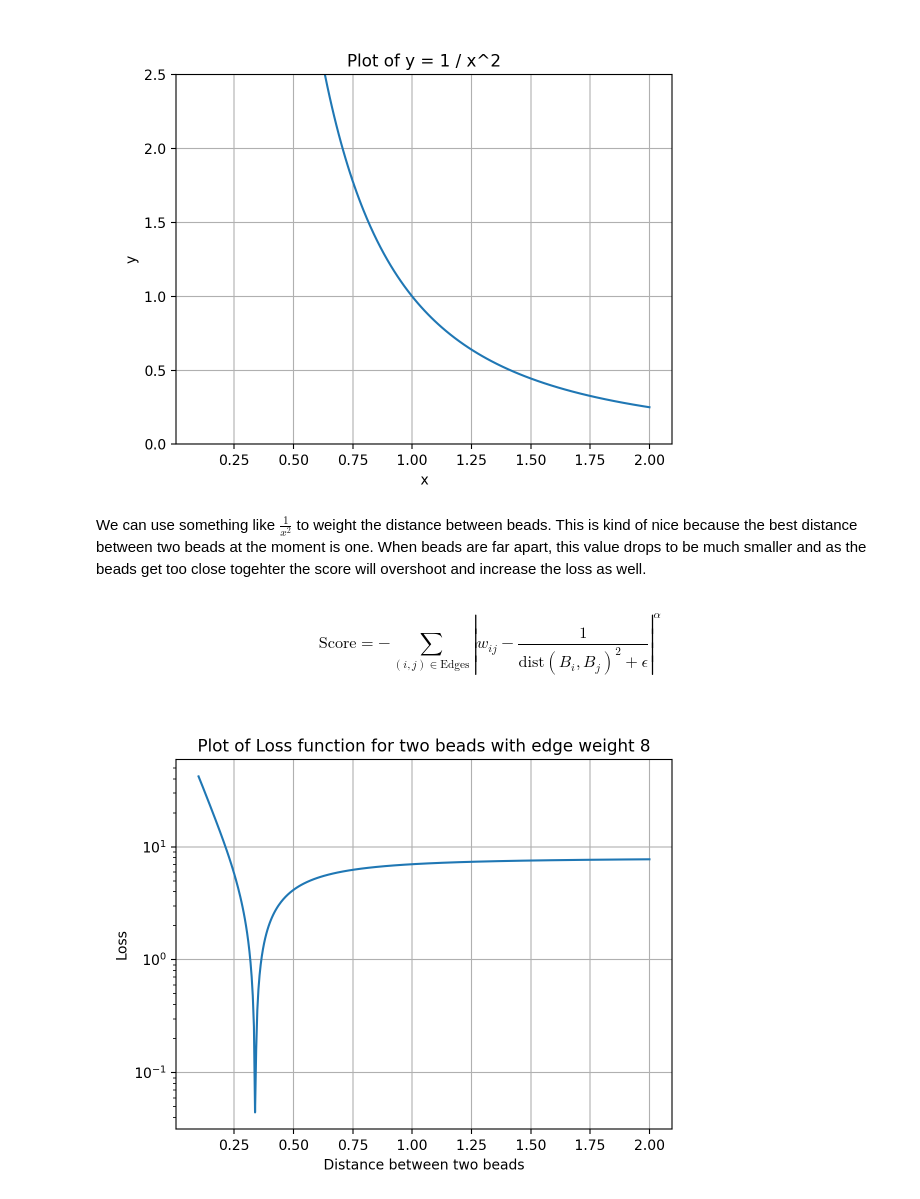
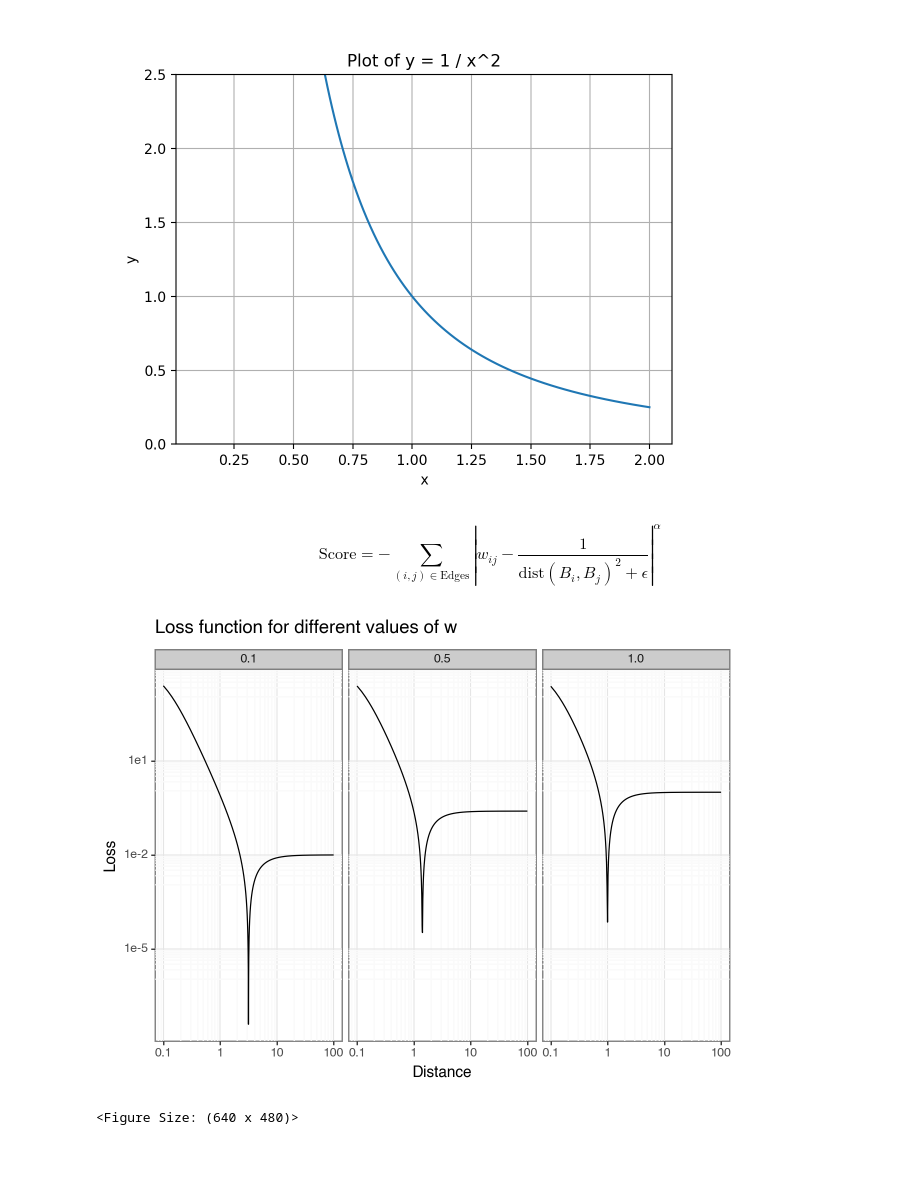
Before and after one commit to matsengrp/sci-space-v2, a Jupyter notebook: notebooks/score_configurations.ipynb, the cells around one changed output. Saved outputs shown, nothing was run; the diff lists cells and outputs as text; code cells hidden in the pictures; blank space fills up the shorter version.

```diff
--- a/notebooks/score_configurations.ipynb
+++ b/notebooks/score_configurations.ipynb
@@ -221,34 +224,38 @@ plt.grid(True)
 plt.show()
 # %% [output]
 [figure]
-# %% [markdown]
-We can use something like $\frac{1}{x^2}$ to weight the distance between beads. This is kind of nice because the best distance between two beads at the moment is one. When beads are far apart, this value drops to be much smaller and as the beads get too close togehter the score will overshoot and increase the loss as well.
 # %% [markdown]
 $$
 \text{Score} = - \sum_{(i, j) \in \text{Edges}} \left| w_{ij} - \frac{1}{\text{dist}(B_i, B_j)^2 + \epsilon} \right|^\alpha \
 $$
-# %%
-w = 8
-x = np.linspace(0.1, 2.0, 400)
-
-# Define the function y = 1 / x^2
-def func(x, w, alpha, epsilon = 0.01):
-    return np.abs(w - 1 /(epsilon + x ** 2)) ** alpha
-
-# Generate the y values based on the function
-y = func(x, w = w, alpha = 1)
-
-# Create the plot
-plt.plot(x, y)
-
-# Set the title and labels
-plt.title(f'Plot of Loss function for two beads with edge weight {w}')
-plt.xlabel('Distance between two beads')
-plt.ylabel('Loss')
-# Log scale on the y axis
-plt.yscale('log')
-# Show the plot
-plt.grid(True)
-plt.show()
-# %% [output]
-[figure, removed]
+# %%
+x = np.linspace(0.1, 100.0, 5000)
+
+# Define the function y = 1 / x^2
+def func(x, w, alpha = 2, epsilon = 0.01):
+    return np.abs(w - 1 /(epsilon + x ** 2)) ** alpha
+
+# Generate the y values based on the function
+
+df_1 = pd.DataFrame({'x':x, 'y':func(x, w = 1), 'w':1})
+
+df_2 = pd.DataFrame({'x':x, 'y':func(x, w = .5), 'w':.5})
+df_3 = pd.DataFrame({'x':x, 'y':func(x, w = .10), 'w':.10})
+df = pd.concat([df_1, df_2, df_3])
+
+(ggplot(df, aes(x='x', y='y')) +
+    geom_line() +
+    theme(figure_size=(10,10),
+          legend_position = 'none') +
+          facet_wrap('w') +
+    scale_y_log10() +
+    scale_x_log10(lim = (0,100)) +
+    theme_bw() +
+    # set scale from 0 to 100
+    #xlim(0, 100) +
+    xlab("Distance") +
+    ylab("Loss") +
+    ggtitle("Loss function for different values of w"))
+# %% [output]
+[figure, added]
+<Figure Size: (640 x 480)>
```
Also changed, not shown: parts of 6 cells of this notebook.
